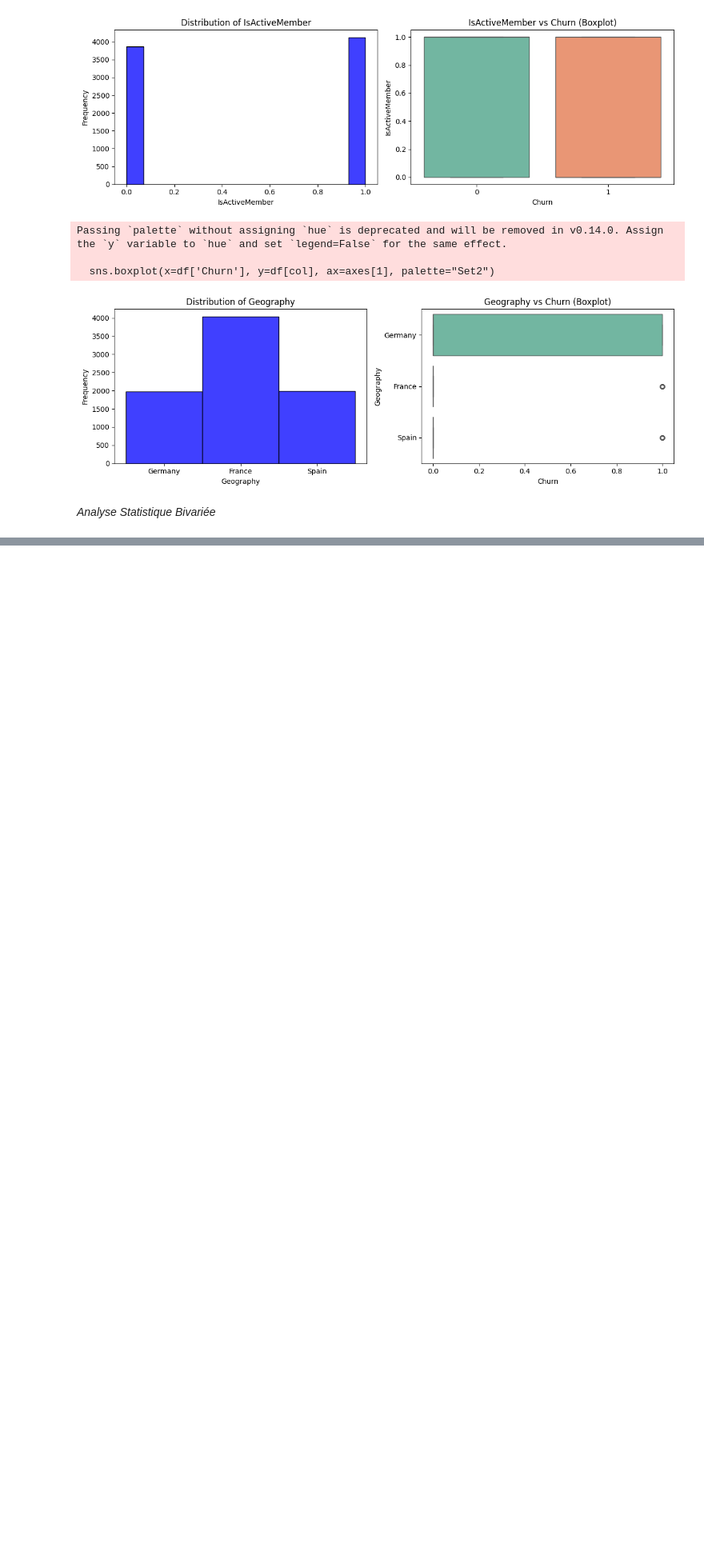
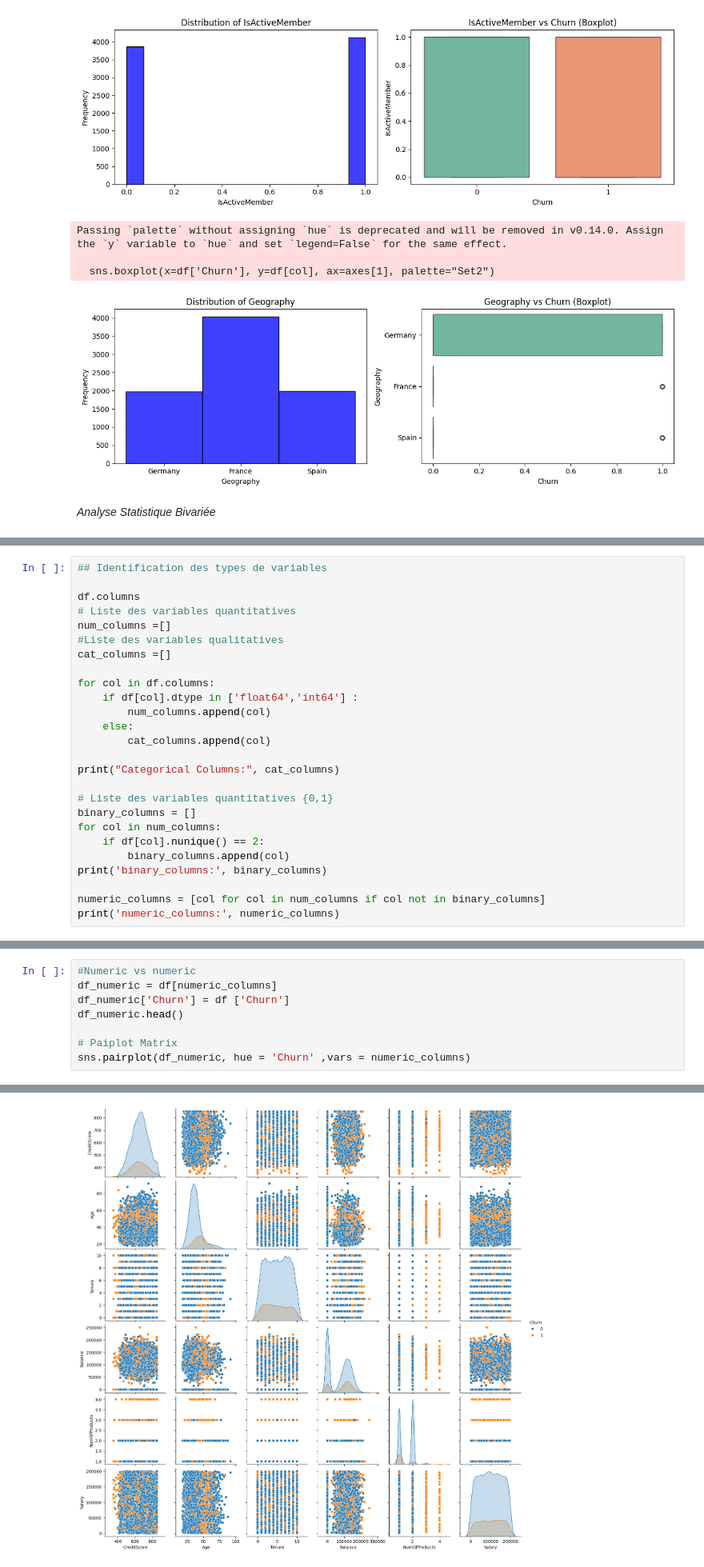
Before and after one commit to Design3Website/MachineLearning_PredictingChurnRate, a Jupyter notebook: Mon_Model.ipynb, the cells around one changed output, grey strips where cells are left out. Shown at 80% size. Cells and saved outputs as stored; diff of their text form; blank space fills up the shorter version.

```diff
--- a/Mon_Model.ipynb
+++ b/Mon_Model.ipynb
@@ -268,0 +252,26 @@ plt.show()
+# %%
+## Identification des types de variables
+
+df.columns
+# Liste des variables quantitatives
+num_columns =[]
+#Liste des variables qualitatives
+cat_columns =[]
+
+for col in df.columns:
+    if df[col].dtype in ['float64','int64'] :
+        num_columns.append(col)
+    else:
+        cat_columns.append(col)
+
+print("Categorical Columns:", cat_columns)
+
+# Liste des variables quantitatives {0,1}
+binary_columns = []
+for col in num_columns:
+    if df[col].nunique() == 2:
+        binary_columns.append(col)
+print('binary_columns:', binary_columns)
+
+numeric_columns = [col for col in num_columns if col not in binary_columns]
+print('numeric_columns:', numeric_columns)
@@ -268,0 +282,9 @@ plt.show()
+# %%
+#Numeric vs numeric
+df_numeric = df[numeric_columns]
+df_numeric['Churn'] = df ['Churn']
+df_numeric.head()
+
+# Paiplot Matrix
+sns.pairplot(df_numeric, hue = 'Churn' ,vars = numeric_columns)
+# %% [output]
@@ -268,0 +297 @@ plt.show()
+[figure, added]
```
Also changed, not shown: parts of 17 cells of this notebook.
